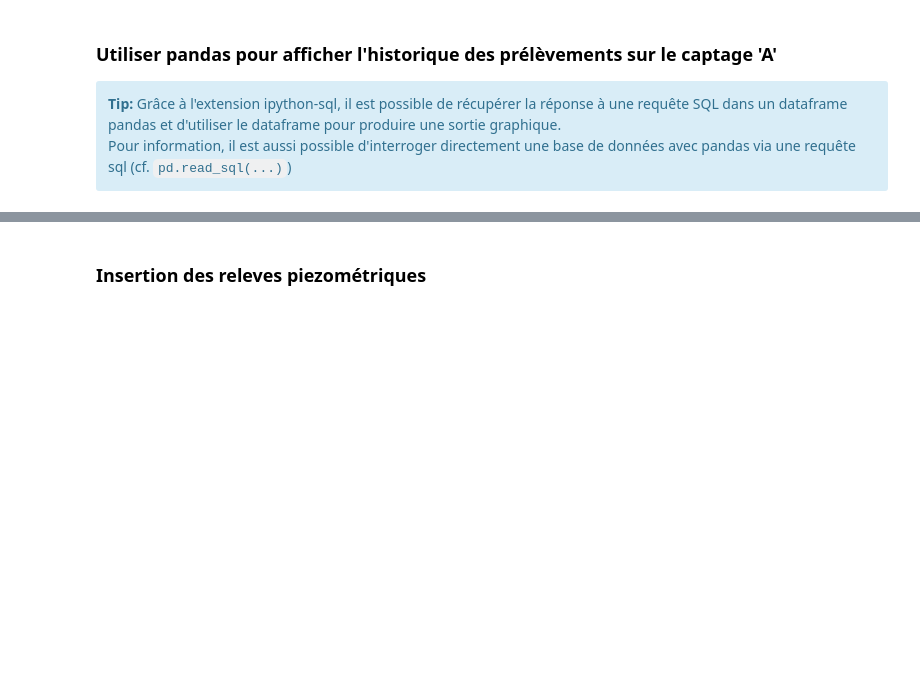
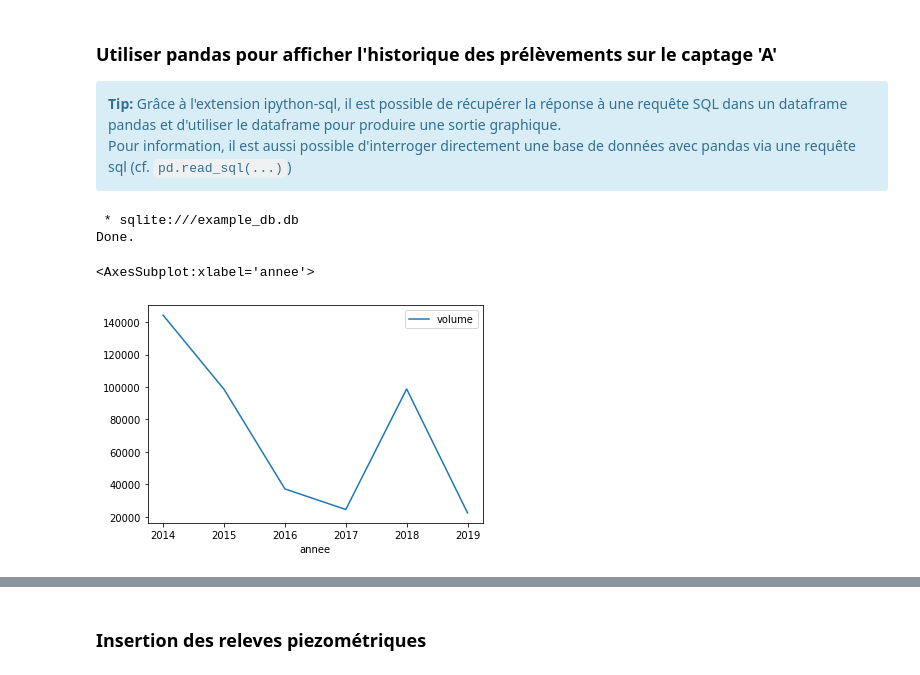
Before and after one commit to kaufmanno/SIG, a Jupyter notebook: SIG/Exercices/Ex01/Exercice_1.ipynb, the cells around one changed output, grey strips where cells are left out. Cells and saved outputs as stored; diff of their text form; code cells hidden in the pictures; blank space fills up the shorter version.

```diff
--- a/SIG/Exercices/Ex01/Exercice_1.ipynb
+++ b/SIG/Exercices/Ex01/Exercice_1.ipynb
@@ -264,3 +421,12 @@ INSERT INTO prelevements ('nom_puits', 'annee', 'volume') VALUES ('D','2018', 34
 <div class="alert alert-block alert-info">
     <b>Tip:</b> Grâce à l'extension ipython-sql, il est possible de récupérer la réponse à une requête SQL dans un dataframe pandas et d'utiliser le dataframe pour produire une sortie graphique. <br> Pour information, il est aussi possible d'interroger directement une base de données avec pandas via une requête sql (cf. <code>pd.read_sql(...)</code>)
 </div>
+# %%
+out = %sql SELECT annee, volume FROM prelevements WHERE nom_puits='A' ORDER BY annee ASC;
+df = out.DataFrame()
+df.plot(x='annee', y='volume')
+# %% [output]
+ * sqlite:///example_db.db
+Done.
+<AxesSubplot:xlabel='annee'>
+[figure, added]
```
Also changed, not shown: parts of 44 cells of this notebook, 1 other file.
